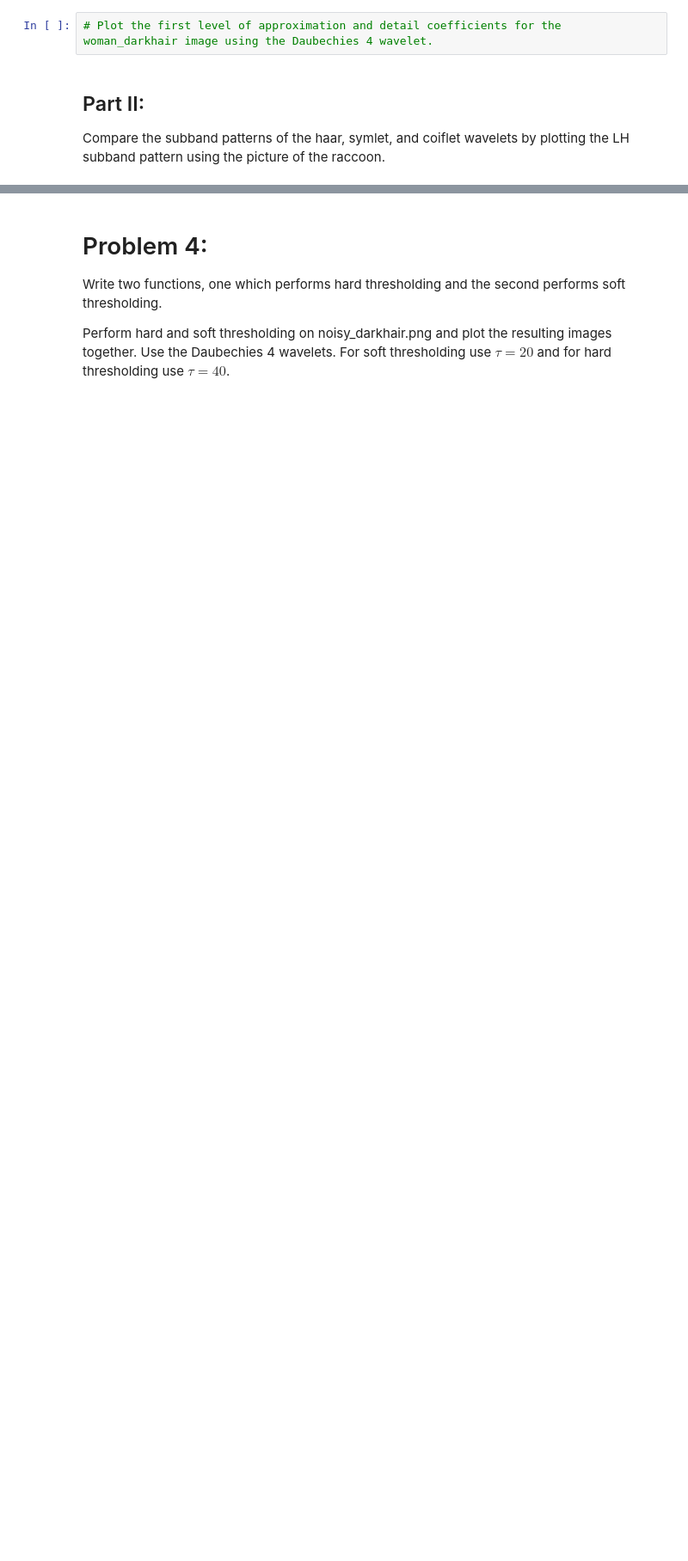
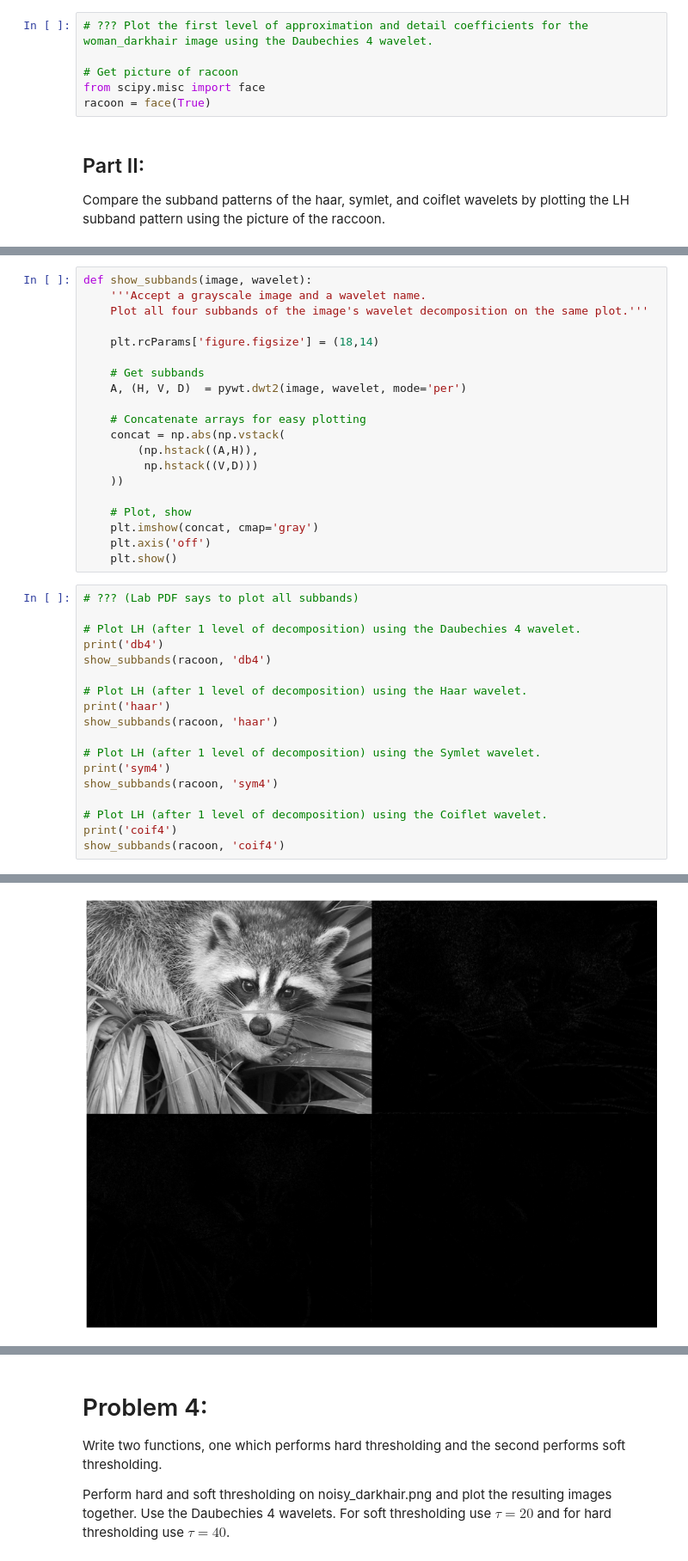
Before and after one commit to Burt360/Volume2, a Jupyter notebook: Wavelets/wavelets.ipynb, the cells around one changed output, grey strips where cells are left out. Shown at 86% size. Cells and saved outputs as stored; diff of their text form; blank space fills up the shorter version.

```diff
--- a/Wavelets/wavelets.ipynb
+++ b/Wavelets/wavelets.ipynb
@@ -117,7 +147,11 @@ def idwt(X, L, H):
 ## Part I
 Save a picture of a raccoon. Plot the subbands of raccoon as described using the Daubechies 4 wavelet.
 # %%
-# Plot the first level of approximation and detail coefficients for the woman_darkhair image using the Daubechies 4 wavelet.
+# ??? Plot the first level of approximation and detail coefficients for the woman_darkhair image using the Daubechies 4 wavelet.
+
+# Get picture of racoon
+from scipy.misc import face
+racoon = face(True)
 # %% [markdown]
 ## Part II:
 Compare the subband patterns of the haar, symlet, and coiflet wavelets by plotting the LH subband pattern using the picture of the raccoon.
@@ -129,0 +158,39 @@ Compare the subband patterns of the haar, symlet, and coiflet wavelets by plotti
+# %%
+def show_subbands(image, wavelet):
+    '''Accept a grayscale image and a wavelet name.
+    Plot all four subbands of the image's wavelet decomposition on the same plot.'''
+
+    plt.rcParams['figure.figsize'] = (18,14)
+
+    # Get subbands
+    A, (H, V, D)  = pywt.dwt2(image, wavelet, mode='per')
+
+    # Concatenate arrays for easy plotting
+    concat = np.abs(np.vstack(
+        (np.hstack((A,H)),
+         np.hstack((V,D)))
+    ))
+
+    # Plot, show
+    plt.imshow(concat, cmap='gray')
+    plt.axis('off')
+    plt.show()
+# %%
+# ??? (Lab PDF says to plot all subbands)
+
+# Plot LH (after 1 level of decomposition) using the Daubechies 4 wavelet.
+print('db4')
+show_subbands(racoon, 'db4')
+
+# Plot LH (after 1 level of decomposition) using the Haar wavelet.
+print('haar')
+show_subbands(racoon, 'haar')
+
+# Plot LH (after 1 level of decomposition) using the Symlet wavelet.
+print('sym4')
+show_subbands(racoon, 'sym4')
+
+# Plot LH (after 1 level of decomposition) using the Coiflet wavelet.
+print('coif4')
+show_subbands(racoon, 'coif4')
+# %% [output]
@@ -129,0 +198 @@ Compare the subband patterns of the haar, symlet, and coiflet wavelets by plotti
+[figure, added]
```
Also changed, not shown: parts of 16 cells of this notebook.
